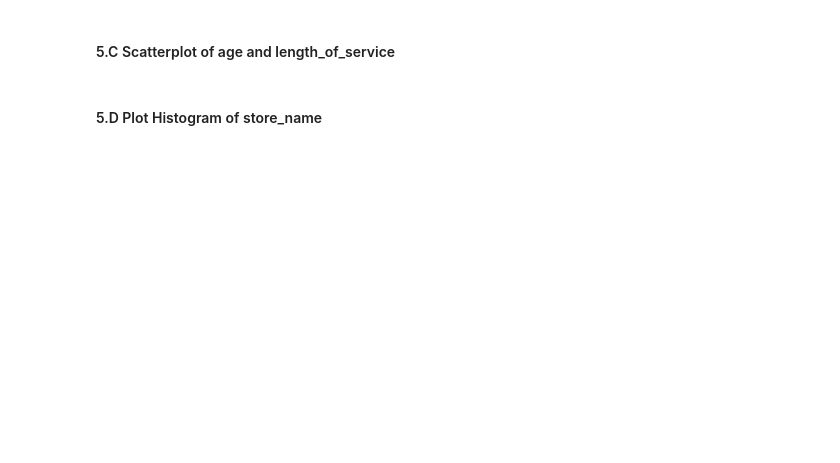
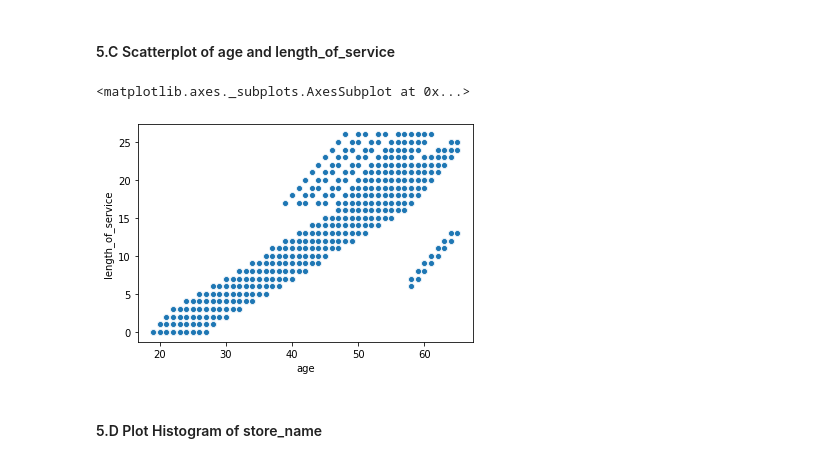
Before and after one commit to Kesterchia/Institute-of-Data, a Jupyter notebook: Mod 1/1.2.2 Pandas Lab.ipynb, the cells around one changed output. Saved outputs shown, nothing was run; the diff lists cells and outputs as text; code cells hidden in the pictures; blank space fills up the shorter version.

```diff
--- a/Mod 1/1.2.2 Pandas Lab.ipynb
+++ b/Mod 1/1.2.2 Pandas Lab.ipynb
@@ -192,3 +396,9 @@ Find count, mean, std, min, max of of all columns of dataframe
+# %%
+# A:
+sns.scatterplot(df['age'],df['length_of_service'])
+# %% [output]
+<matplotlib.axes._subplots.AxesSubplot at 0x...>
+[figure, added]
 # %% [markdown]
 #### 5.D Plot Histogram of store_name
 # %%
```
Also changed, not shown: parts of 33 cells of this notebook, 8 other files.
